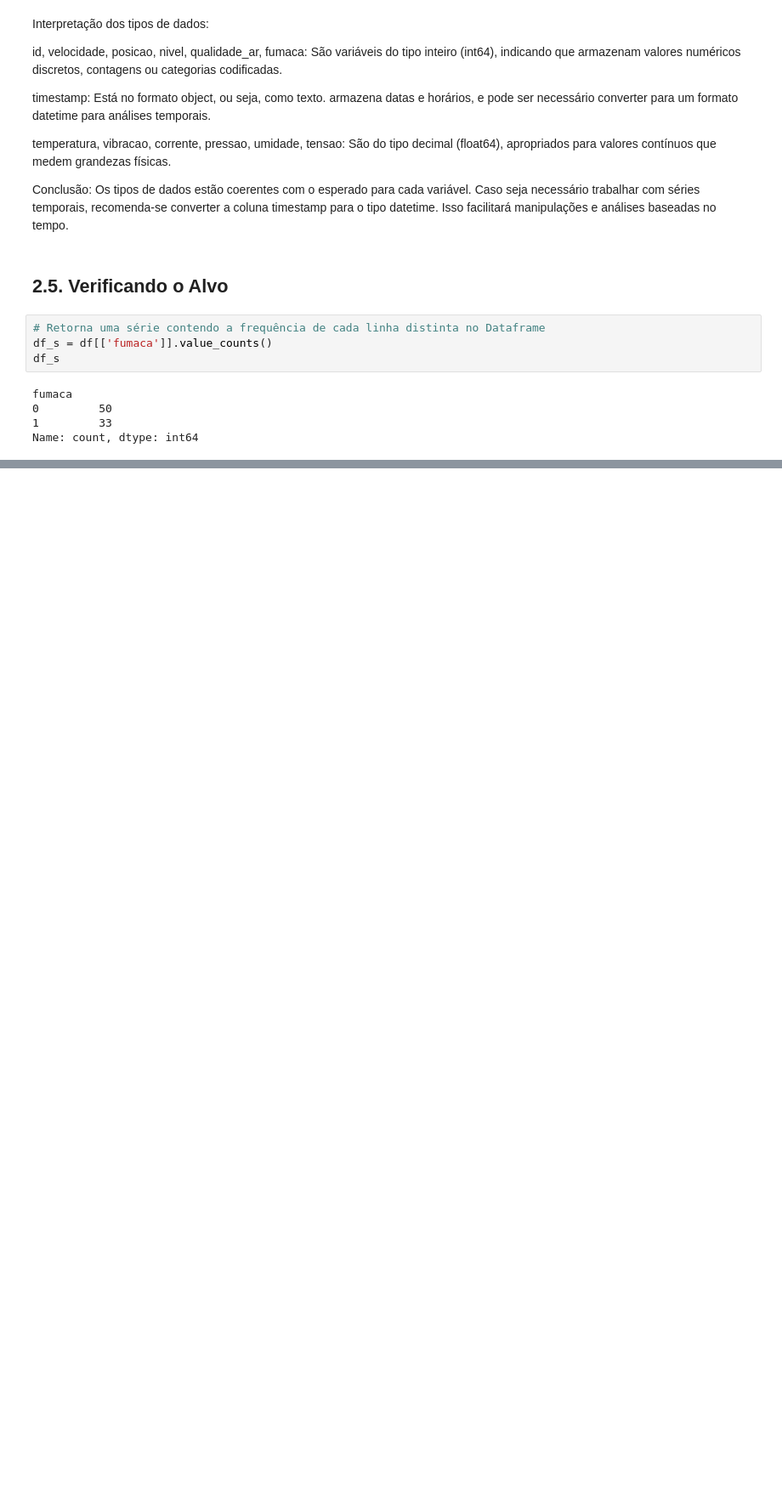
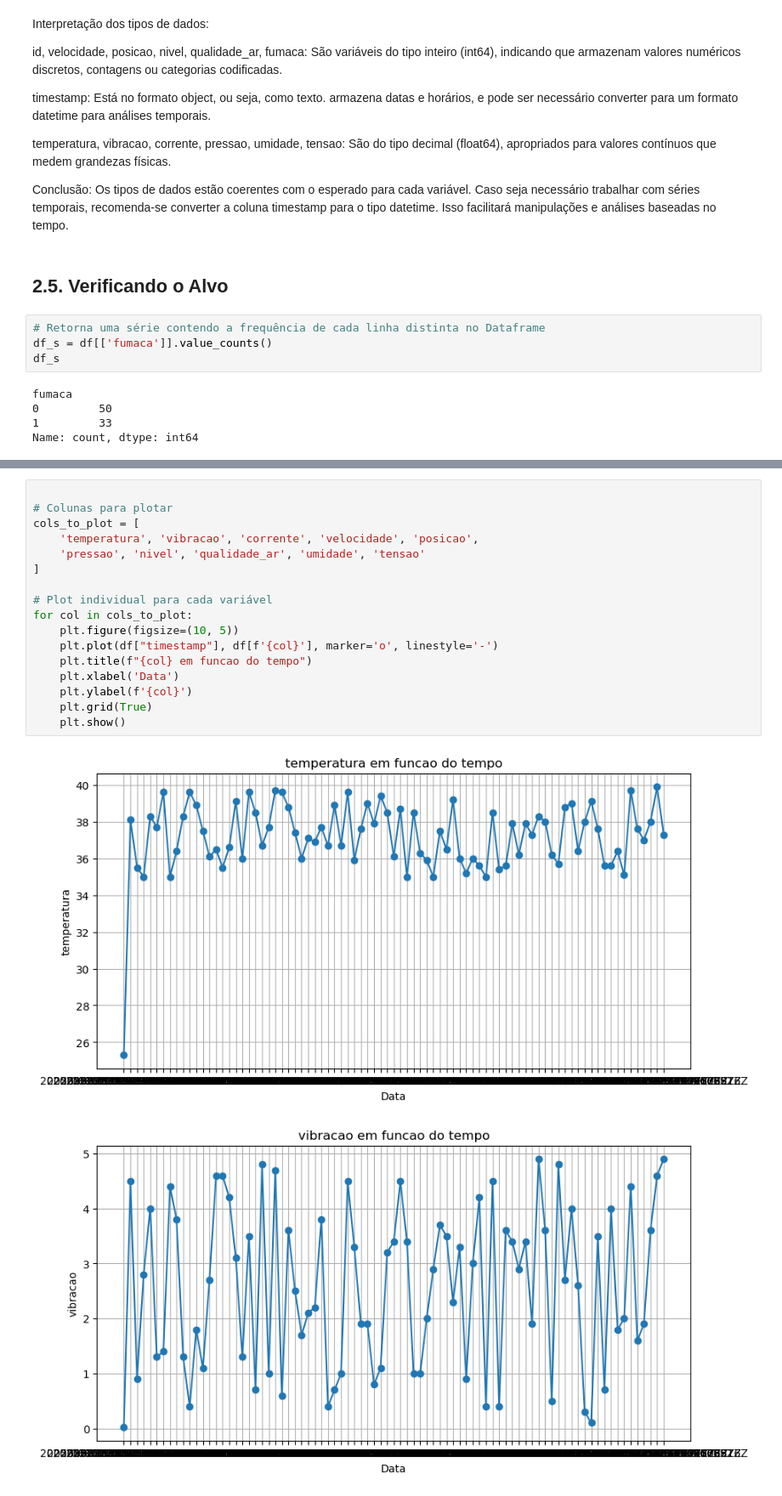
Before and after one commit to Desafio-Hermes-Reply/EnterpriseChallenge-Sprint2Reply, a Jupyter notebook: notebooks/Untitled.ipynb, the cells around one changed output, grey strips where cells are left out. Shown at 85% size. Saved outputs shown, nothing was run; the diff lists cells and outputs as text; blank space fills up the shorter version.

```diff
--- a/notebooks/Untitled.ipynb
+++ b/notebooks/Untitled.ipynb
@@ -222,0 +241,20 @@ Name: count, dtype: int64
+# %%
+
+# Colunas para plotar
+cols_to_plot = [
+    'temperatura', 'vibracao', 'corrente', 'velocidade', 'posicao',
+    'pressao', 'nivel', 'qualidade_ar', 'umidade', 'tensao'
+]
+
+# Plot individual para cada variável
+for col in cols_to_plot:
+    plt.figure(figsize=(10, 5))
+    plt.plot(df["timestamp"], df[f'{col}'], marker='o', linestyle='-')
+    plt.title(f"{col} em funcao do tempo")
+    plt.xlabel('Data')
+    plt.ylabel(f'{col}')
+    plt.grid(True)
+    plt.show()
+# %% [output]
+[figure, added]
+[figure, added]
```
Also changed, not shown: parts of 9 cells of this notebook.
